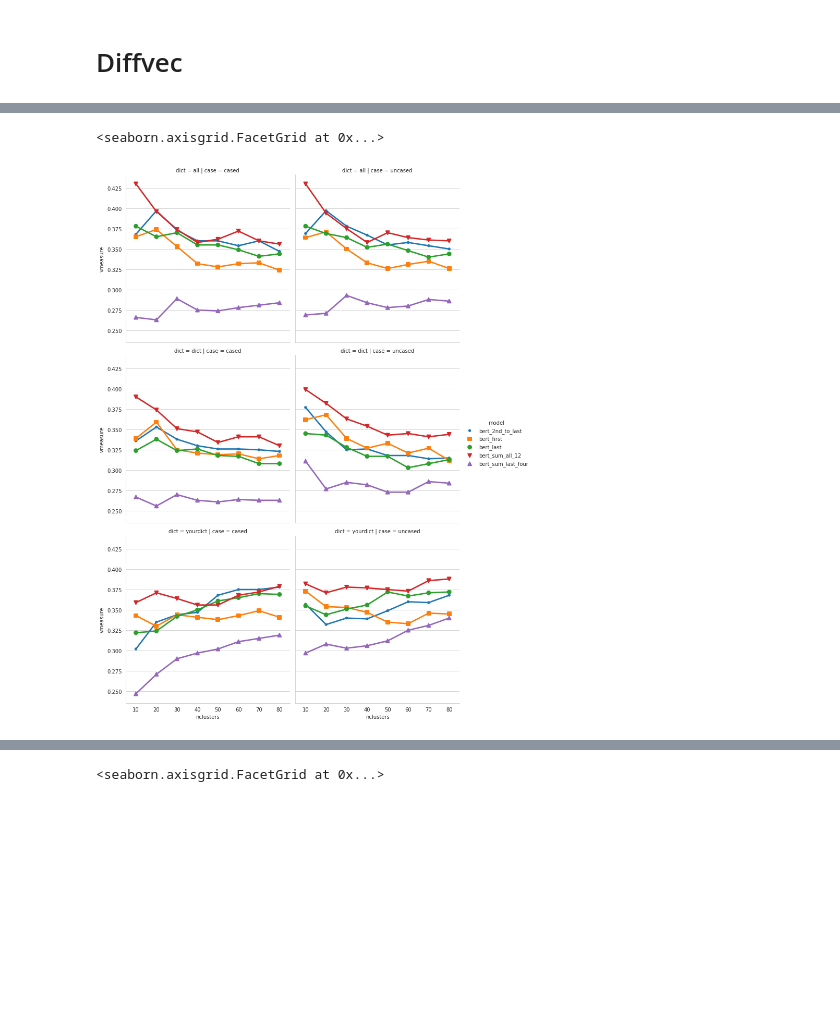
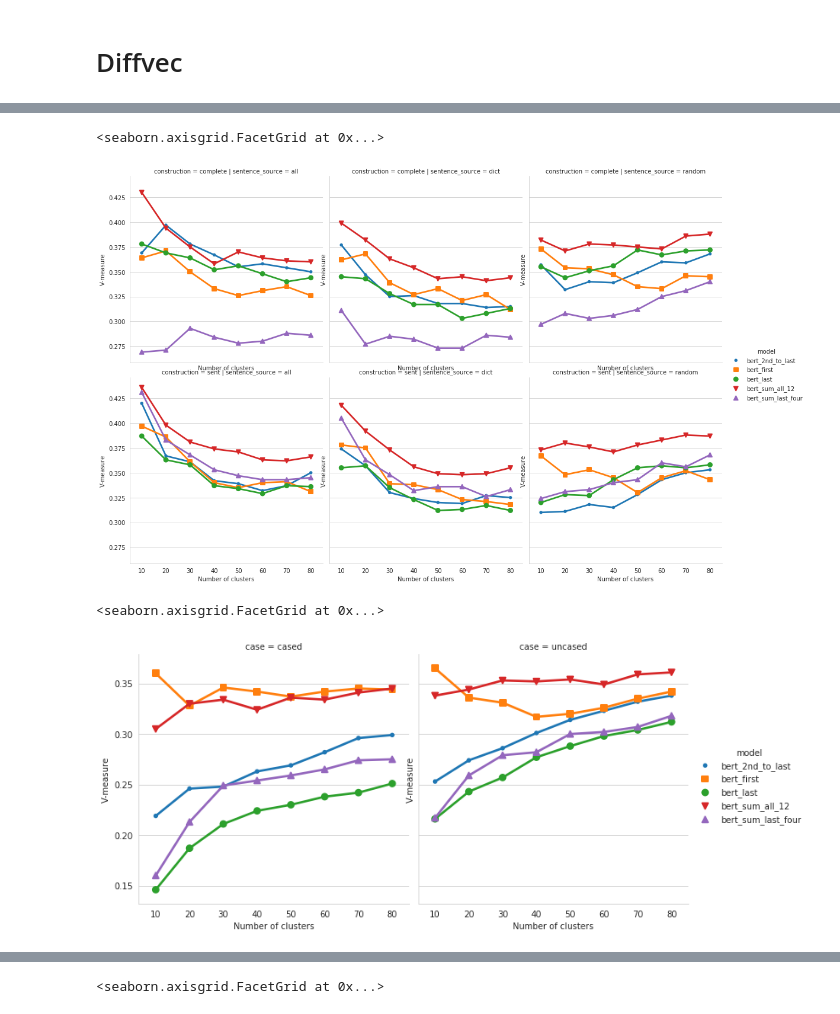
Before and after one commit to furra/contextual_embeddings, a Jupyter notebook: graph_results.ipynb, the cells around one changed output, grey strips where cells are left out. Drawn from its saved outputs; the diff is of its cells as text; code cells hidden in the pictures; blank space fills up the shorter version.

```diff
--- a/graph_results.ipynb
+++ b/graph_results.ipynb
@@ -173,0 +163,2 @@ diffvec_bert[~diffvec_bert['model'].str.contains("elmo")]
+# %%
+diffvec_bert = diffvec[diffvec['class'] == 'bert']
@@ -174,5 +192,10 @@ diffvec_bert[~diffvec_bert['model'].str.contains("elmo")]
+# %%
+sns.catplot(x='nclusters', y='vmeasure', row='construction', col='sentence_source',hue='model',data=diffvec_bert_uncased[diffvec_bert_uncased['sentence_source']!='word'], kind='point', markers=markers).set(ylabel='V-measure', xlabel='Number of clusters')
+# %% [output]
+<seaborn.axisgrid.FacetGrid at 0x...>
+[figure, added]
 # %%
-sns.catplot(x='nclusters', y='vmeasure', col='case', row='dict',hue='model',data=diffvec_bert[(~diffvec_bert['model'].str.contains("elmo"))&(diffvec_bert['bert_type']=='avg')], kind='point', markers=markers)
+sns.catplot(x='nclusters', y='vmeasure', col='case',hue='model',data=diffvec_bert[diffvec_bert['sentence_source']=='word'], kind='point', markers=markers).set(ylabel='V-measure', xlabel='Number of clusters')
 # %% [output]
 <seaborn.axisgrid.FacetGrid at 0x...>
-[figure, old version]
+[figure, new version]
```
Also changed, not shown: parts of 41 cells of this notebook, 4 other files.
